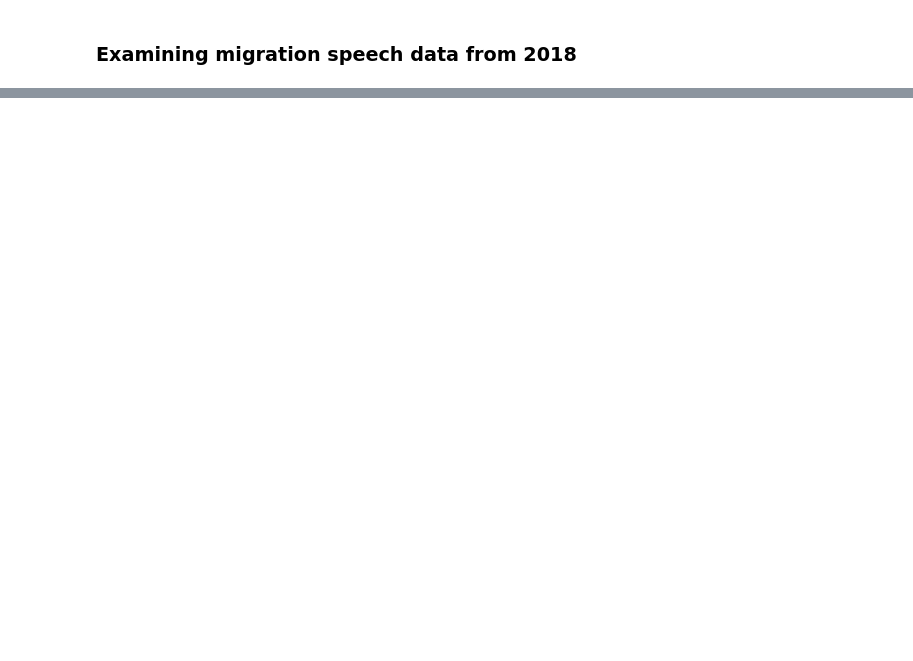
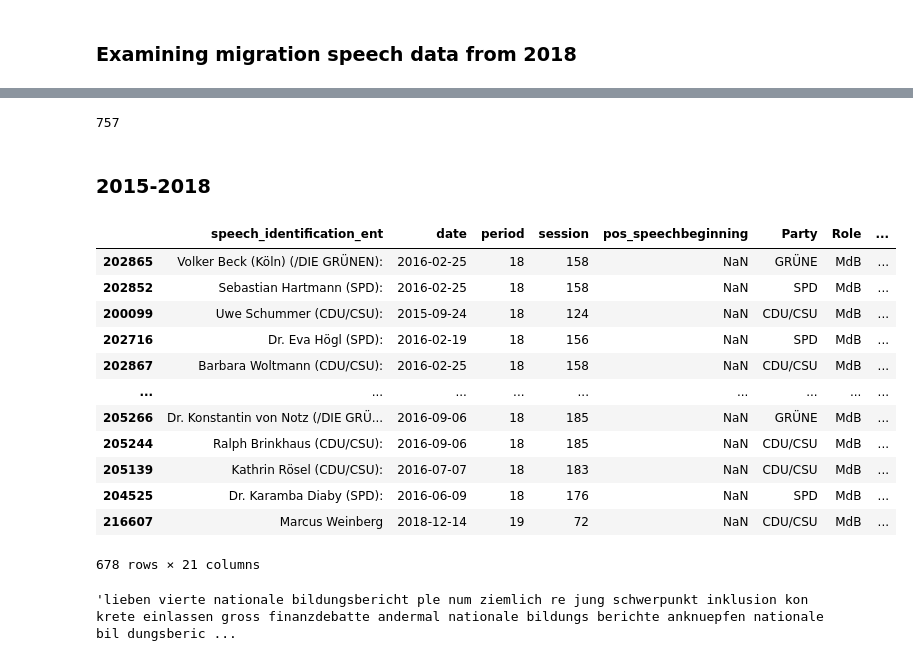
Before and after one commit to esdrasshaa/migration-politics-economy-empirical, a Jupyter notebook: oratory_dictionary_building.ipynb, the cells around one changed output, grey strips where cells are left out. Drawn from its saved outputs; the diff is of its cells as text; code cells hidden in the pictures; blank space fills up the shorter version.

```diff
--- a/oratory_dictionary_building.ipynb
+++ b/oratory_dictionary_building.ipynb
@@ -72,0 +448,6 @@ df_afd_2017_migration["text"].tolist()[224]
+# %%
+len(df_migration_filtered_2010_2015)
+# %% [output]
+757
+# %% [markdown]
+### 2015-2018
@@ -72,0 +502,20 @@ df_afd_2017_migration["text"].tolist()[224]
+# %%
+df_migration_filtered_2015_2018
+# %% [output]
+|  | speech_identification_ent | date | period | session | pos_speechbeginning | Party | Role | ... |
+| 202865 | Volker Beck (Köln) (/DIE GRÜNEN): | 2016-02-25 | 18 | 158 | NaN | GRÜNE | MdB | ... |
+| 202852 | Sebastian Hartmann (SPD): | 2016-02-25 | 18 | 158 | NaN | SPD | MdB | ... |
+| 200099 | Uwe Schummer (CDU/CSU): | 2015-09-24 | 18 | 124 | NaN | CDU/CSU | MdB | ... |
+| 202716 | Dr. Eva Högl (SPD): | 2016-02-19 | 18 | 156 | NaN | SPD | MdB | ... |
+| 202867 | Barbara Woltmann (CDU/CSU): | 2016-02-25 | 18 | 158 | NaN | CDU/CSU | MdB | ... |
+| ... | ... | ... | ... | ... | ... | ... | ... | ... |
+| 205266 | Dr. Konstantin von Notz (/DIE GRÜ... | 2016-09-06 | 18 | 185 | NaN | GRÜNE | MdB | ... |
+| 205244 | Ralph Brinkhaus (CDU/CSU): | 2016-09-06 | 18 | 185 | NaN | CDU/CSU | MdB | ... |
+| 205139 | Kathrin Rösel (CDU/CSU): | 2016-07-07 | 18 | 183 | NaN | CDU/CSU | MdB | ... |
+| 204525 | Dr. Karamba Diaby (SPD): | 2016-06-09 | 18 | 176 | NaN | SPD | MdB | ... |
+| 216607 | Marcus Weinberg | 2018-12-14 | 19 | 72 | NaN | CDU/CSU | MdB | ... |
+678 rows × 21 columns
+# %%
+df_migration_filtered_2015_2018["text_preprocessed_lemmatized"].tolist()[128]
+# %% [output]
+'lieben vierte nationale bildungsbericht ple num ziemlich re jung schwerpunkt inklusion kon krete einlassen gross finanzdebatte andermal nationale bildungs berichte anknuepfen nationale bil dungsberic ...
```
Also changed, not shown: parts of 59 cells of this notebook, 14 other files.
